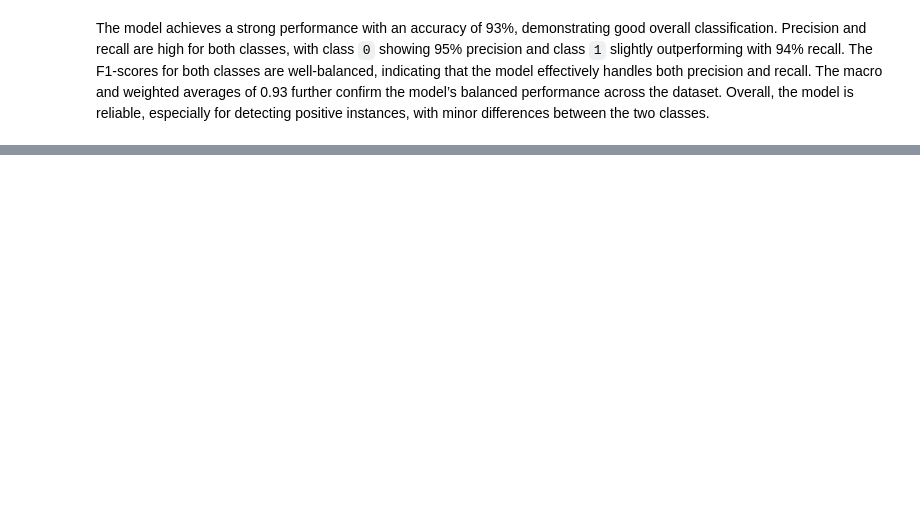
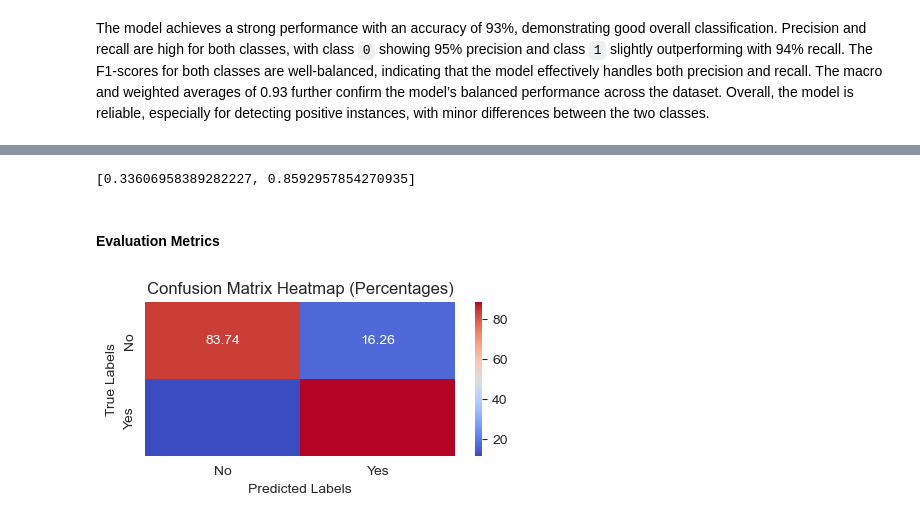
Before and after one commit to senuli-w/CM2604, a Jupyter notebook: 2330973.ipynb, the cells around one changed output, grey strips where cells are left out. Cells and saved outputs as stored; diff of their text form; code cells hidden in the pictures; blank space fills up the shorter version.

```diff
--- a/2330973.ipynb
+++ b/2330973.ipynb
@@ -1363,0 +1355,16 @@ The model achieves a strong performance with an accuracy of 93%, demonstrating g
+# %%
+input_dim = len(X_train.columns)
+
+neurons = 64
+epochs = 100
+model = Sequential()
+# %%
+model.add(Input(shape=(input_dim,)))
+model.add(Dense(neurons, activation='relu'))
+model.add(Dense(1, activation='sigmoid'))
+model.compile(loss='binary_crossentropy', optimizer='adam', metrics=['accuracy'])
+
+history = model.fit(X_train, y_train, epochs=epochs, verbose=1, validation_split=0.33)
+predictions = model.predict(X_test)
+
+predictions = (predictions > 0.5) * 1
@@ -1363,0 +1389,23 @@ The model achieves a strong performance with an accuracy of 93%, demonstrating g
+# %%
+scores = model.evaluate(X_test, y_test, verbose=0)
+scores
+# %% [output]
+[0.33606958389282227, 0.8592957854270935]
+# %% [markdown]
+#### Evaluation Metrics
+# %%
+cfm = confusion_matrix(y_test, predictions)
+
+# Normalize the confusion matrix to percentages
+cfm_normalized = cfm / cfm.sum(axis=1, keepdims=True) * 100
+
+# Create a heatmap using seaborn
+plt.figure(figsize=(5, 2))
+sns.heatmap(cfm_normalized, annot=True, fmt='.2f', cmap='coolwarm', cbar=True,
+            xticklabels=['No', 'Yes'], yticklabels=['No', 'Yes'])
+plt.title('Confusion Matrix Heatmap (Percentages)')
+plt.xlabel('Predicted Labels')
+plt.ylabel('True Labels')
+plt.show()
+# %% [output]
+[figure, added]
```
Also changed, not shown: parts of 23 cells of this notebook.
